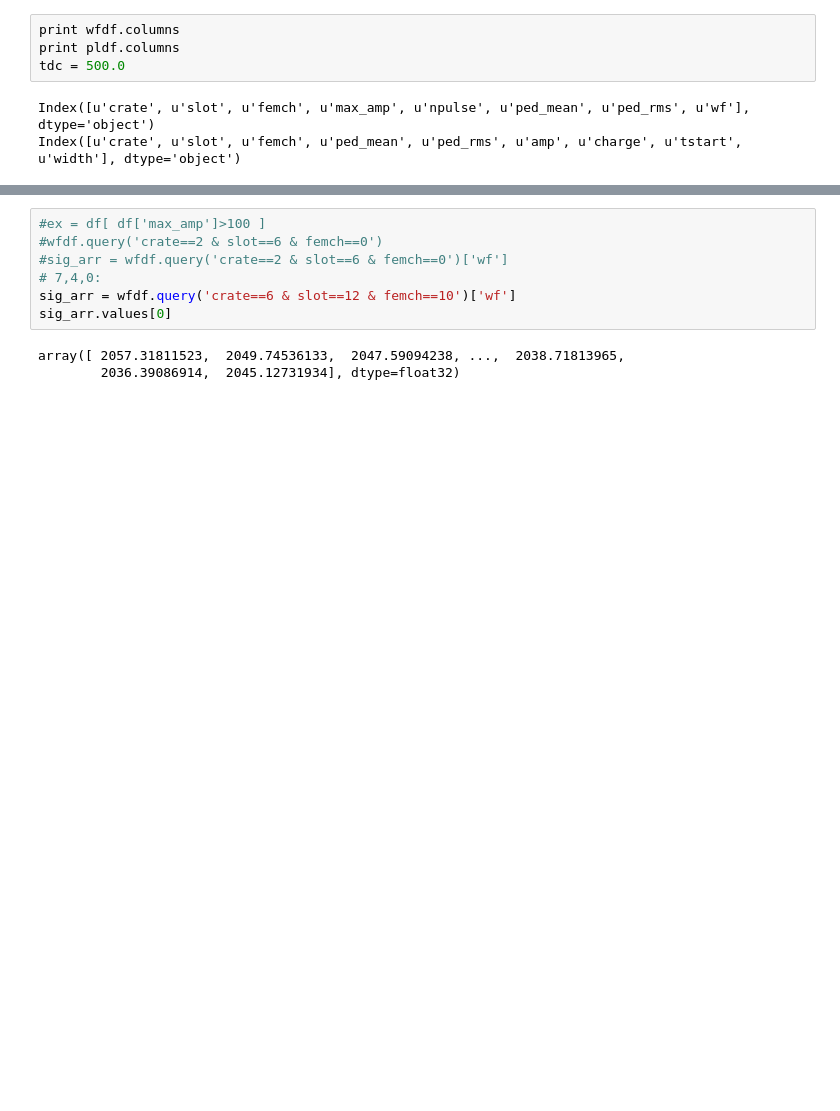
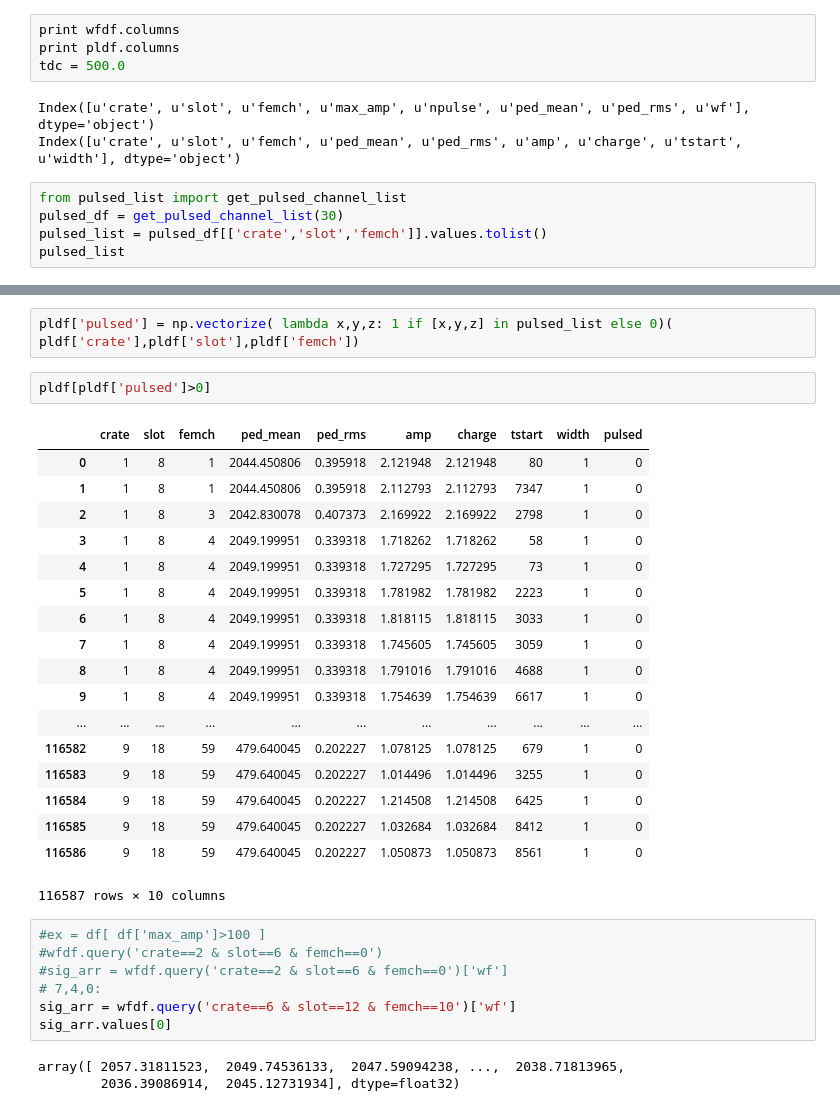
Before and after one commit to twongjirad/showstopper, a Jupyter notebook: scratch_fft.ipynb, the cells around one changed output, grey strips where cells are left out. Drawn from its saved outputs; the diff is of its cells as text; blank space fills up the shorter version.

```diff
--- a/scratch_fft.ipynb
+++ b/scratch_fft.ipynb
@@ -17,3 +17,8 @@ tdc = 500.0
 # %% [output]
 Index([u'crate', u'slot', u'femch', u'max_amp', u'npulse', u'ped_mean', u'ped_rms', u'wf'], dtype='object')
 Index([u'crate', u'slot', u'femch', u'ped_mean', u'ped_rms', u'amp', u'charge', u'tstart', u'width'], dtype='object')
+# %%
+from pulsed_list import get_pulsed_channel_list
+pulsed_df = get_pulsed_channel_list(30)
+pulsed_list = pulsed_df[['crate','slot','femch']].values.tolist()
+pulsed_list
@@ -20,3 +43,26 @@ Index([u'crate', u'slot', u'femch', u'ped_mean', u'ped_rms', u'amp', u'charge',
+# %%
+pldf['pulsed'] = np.vectorize( lambda x,y,z: 1 if [x,y,z] in pulsed_list else 0)( pldf['crate'],pldf['slot'],pldf['femch'])
+# %%
+pldf[pldf['pulsed']>0]
+# %% [output]
+|  | crate | slot | femch | ped_mean | ped_rms | amp | charge | tstart | width | pulsed |
+| 0 | 1 | 8 | 1 | 2044.450806 | 0.395918 | 2.121948 | 2.121948 | 80 | 1 | 0 |
+| 1 | 1 | 8 | 1 | 2044.450806 | 0.395918 | 2.112793 | 2.112793 | 7347 | 1 | 0 |
+| 2 | 1 | 8 | 3 | 2042.830078 | 0.407373 | 2.169922 | 2.169922 | 2798 | 1 | 0 |
+| 3 | 1 | 8 | 4 | 2049.199951 | 0.339318 | 1.718262 | 1.718262 | 58 | 1 | 0 |
+| 4 | 1 | 8 | 4 | 2049.199951 | 0.339318 | 1.727295 | 1.727295 | 73 | 1 | 0 |
+| 5 | 1 | 8 | 4 | 2049.199951 | 0.339318 | 1.781982 | 1.781982 | 2223 | 1 | 0 |
+| 6 | 1 | 8 | 4 | 2049.199951 | 0.339318 | 1.818115 | 1.818115 | 3033 | 1 | 0 |
+| 7 | 1 | 8 | 4 | 2049.199951 | 0.339318 | 1.745605 | 1.745605 | 3059 | 1 | 0 |
+| 8 | 1 | 8 | 4 | 2049.199951 | 0.339318 | 1.791016 | 1.791016 | 4688 | 1 | 0 |
+| 9 | 1 | 8 | 4 | 2049.199951 | 0.339318 | 1.754639 | 1.754639 | 6617 | 1 | 0 |
+| ... | ... | ... | ... | ... | ... | ... | ... | ... | ... | ... |
+| 116582 | 9 | 18 | 59 | 479.640045 | 0.202227 | 1.078125 | 1.078125 | 679 | 1 | 0 |
+| 116583 | 9 | 18 | 59 | 479.640045 | 0.202227 | 1.014496 | 1.014496 | 3255 | 1 | 0 |
+| 116584 | 9 | 18 | 59 | 479.640045 | 0.202227 | 1.214508 | 1.214508 | 6425 | 1 | 0 |
+| 116585 | 9 | 18 | 59 | 479.640045 | 0.202227 | 1.032684 | 1.032684 | 8412 | 1 | 0 |
+| 116586 | 9 | 18 | 59 | 479.640045 | 0.202227 | 1.050873 | 1.050873 | 8561 | 1 | 0 |
+116587 rows × 10 columns
 # %%
 #ex = df[ df['max_amp']>100 ]
 #wfdf.query('crate==2 & slot==6 & femch==0')
```
Also changed, not shown: parts of 1 cell of this notebook.
